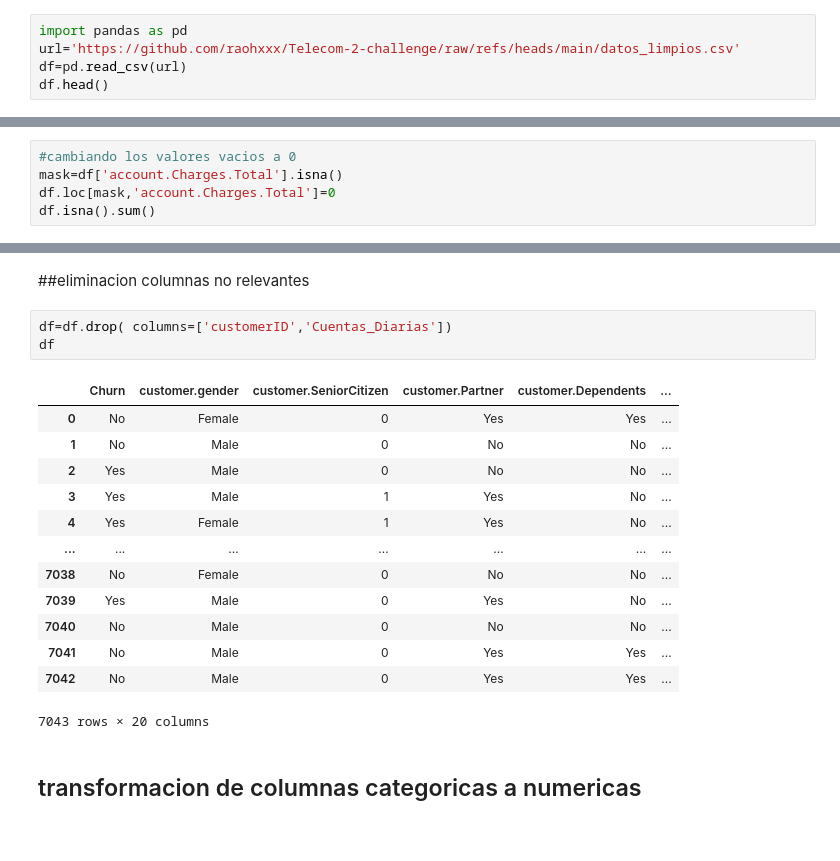
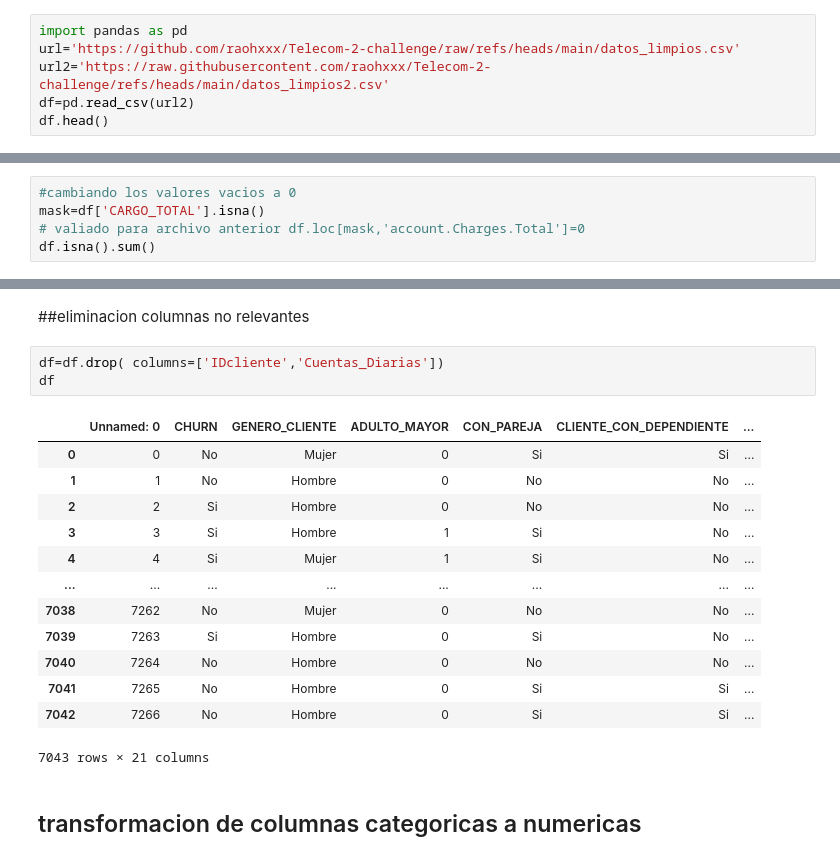
Before and after one commit to raohxxx/Telecom-2-challenge, a Jupyter notebook: telecomX2.ipynb, the cells around one changed output, grey strips where cells are left out. Drawn from its saved outputs; the diff is of its cells as text.

Commit message:
se cambia ruta  archivo  de datos tratados

```diff
--- a/telecomX2.ipynb
+++ b/telecomX2.ipynb
@@ -7,6 +7,7 @@
 # %%
 import pandas as pd
 url='https://github.com/raohxxx/Telecom-2-challenge/raw/refs/heads/main/datos_limpios.csv'
-df=pd.read_csv(url)
+url2='https://raw.githubusercontent.com/raohxxx/Telecom-2-challenge/refs/heads/main/datos_limpios2.csv'
+df=pd.read_csv(url2)
 df.head()
 # %% [output]
@@ -60,8 +61,8 @@ df.isna().sum()
 dtype: int64
 # %%
 #cambiando los valores vacios a 0
-mask=df['account.Charges.Total'].isna()
-df.loc[mask,'account.Charges.Total']=0
+mask=df['CARGO_TOTAL'].isna()
+# valiado para archivo anterior df.loc[mask,'account.Charges.Total']=0
 df.isna().sum()
 # %% [output]
 |  | 0 |
@@ -85,21 +86,21 @@ dtype: int64
 # %% [markdown]
 ##eliminacion columnas no relevantes
 # %%
-df=df.drop( columns=['customerID','Cuentas_Diarias'])
+df=df.drop( columns=['IDcliente','Cuentas_Diarias'])
 df
 # %% [output]
-|  | Churn | customer.gender | customer.SeniorCitizen | customer.Partner | customer.Dependents | ... |
-| 0 | No | Female | 0 | Yes | Yes | ... |
-| 1 | No | Male | 0 | No | No | ... |
-| 2 | Yes | Male | 0 | No | No | ... |
-| 3 | Yes | Male | 1 | Yes | No | ... |
-| 4 | Yes | Female | 1 | Yes | No | ... |
-| ... | ... | ... | ... | ... | ... | ... |
-| 7038 | No | Female | 0 | No | No | ... |
-| 7039 | Yes | Male | 0 | Yes | No | ... |
-| 7040 | No | Male | 0 | No | No | ... |
-| 7041 | No | Male | 0 | Yes | Yes | ... |
-| 7042 | No | Male | 0 | Yes | Yes | ... |
+|  | Unnamed: 0 | CHURN | GENERO_CLIENTE | ADULTO_MAYOR | CON_PAREJA | CLIENTE_CON_DEPENDIENTE | ... |
+| 0 | 0 | No | Mujer | 0 | Si | Si | ... |
+| 1 | 1 | No | Hombre | 0 | No | No | ... |
+| 2 | 2 | Si | Hombre | 0 | No | No | ... |
+| 3 | 3 | Si | Hombre | 1 | Si | No | ... |
+| 4 | 4 | Si | Mujer | 1 | Si | No | ... |
+| ... | ... | ... | ... | ... | ... | ... | ... |
+| 7038 | 7262 | No | Mujer | 0 | No | No | ... |
+| 7039 | 7263 | Si | Hombre | 0 | Si | No | ... |
+| 7040 | 7264 | No | Hombre | 0 | No | No | ... |
+| 7041 | 7265 | No | Hombre | 0 | Si | Si | ... |
+| 7042 | 7266 | No | Hombre | 0 | Si | Si | ... |
-7043 rows × 20 columns
+7043 rows × 21 columns
 # %% [markdown]
 ## transformacion de columnas categoricas a numericas
```
Also changed, not shown: parts of 4 cells of this notebook.
